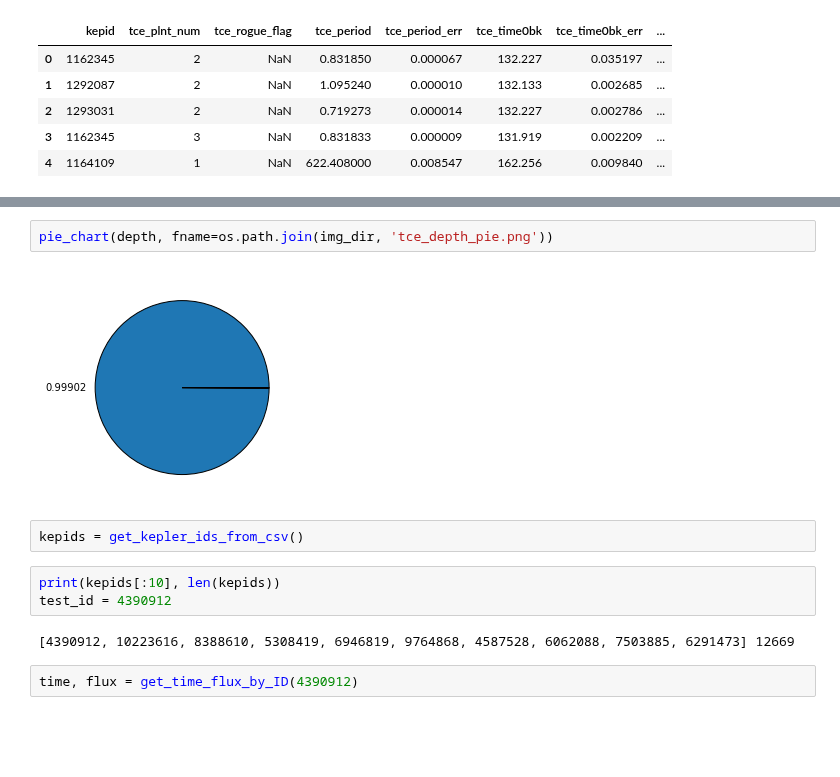
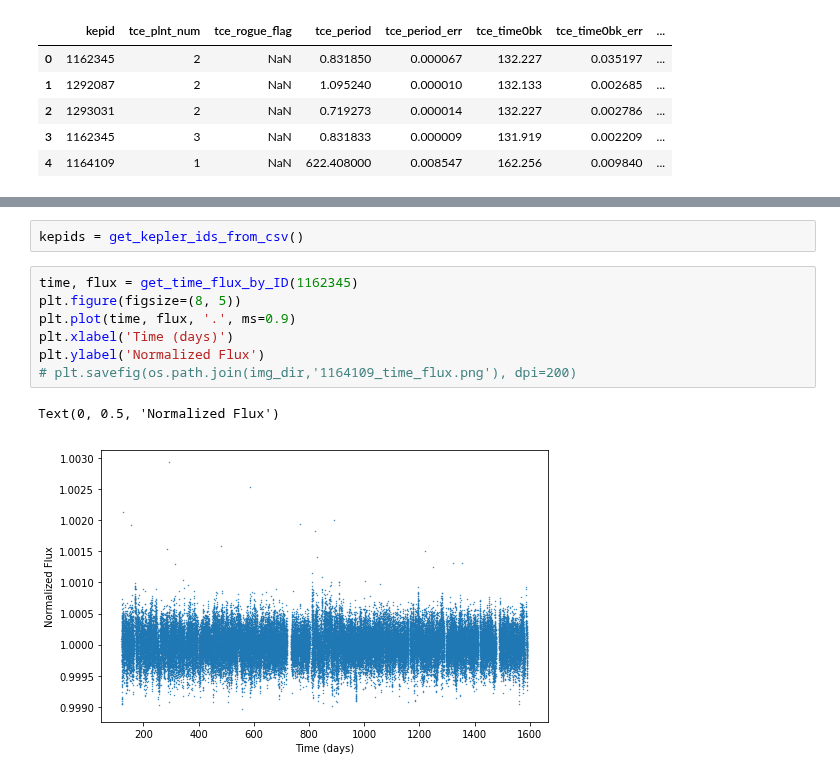
Before and after one commit to grewwc/phd_thesis, a Jupyter notebook: exoplanet/again_preprocess.ipynb, the cells around one changed output, grey strips where cells are left out. Saved outputs shown, nothing was run; the diff lists cells and outputs as text; blank space fills up the shorter version.

```diff
--- a/exoplanet/again_preprocess.ipynb
+++ b/exoplanet/again_preprocess.ipynb
@@ -103,13 +60,12 @@ def pie_chart(data, mid_points=(0.25, 0.5, 0.75), fname=None):
-# %%
-pie_chart(depth, fname=os.path.join(img_dir, 'tce_depth_pie.png'))
-# %% [output]
-[figure, removed]
 # %%
 kepids = get_kepler_ids_from_csv()
-# %%
-print(kepids[:10], len(kepids))
-test_id = 4390912
-# %% [output]
-[4390912, 10223616, 8388610, 5308419, 6946819, 9764868, 4587528, 6062088, 7503885, 6291473] 12669
-# %%
-time, flux = get_time_flux_by_ID(4390912)
+# %%
+time, flux = get_time_flux_by_ID(1162345)
+plt.figure(figsize=(8, 5))
+plt.plot(time, flux, '.', ms=0.9)
+plt.xlabel('Time (days)')
+plt.ylabel('Normalized Flux')
+# plt.savefig(os.path.join(img_dir,'1164109_time_flux.png'), dpi=200)
+# %% [output]
+Text(0, 0.5, 'Normalized Flux')
+[figure, added]
```
Also changed, not shown: parts of 17 cells of this notebook, 10 other files.
